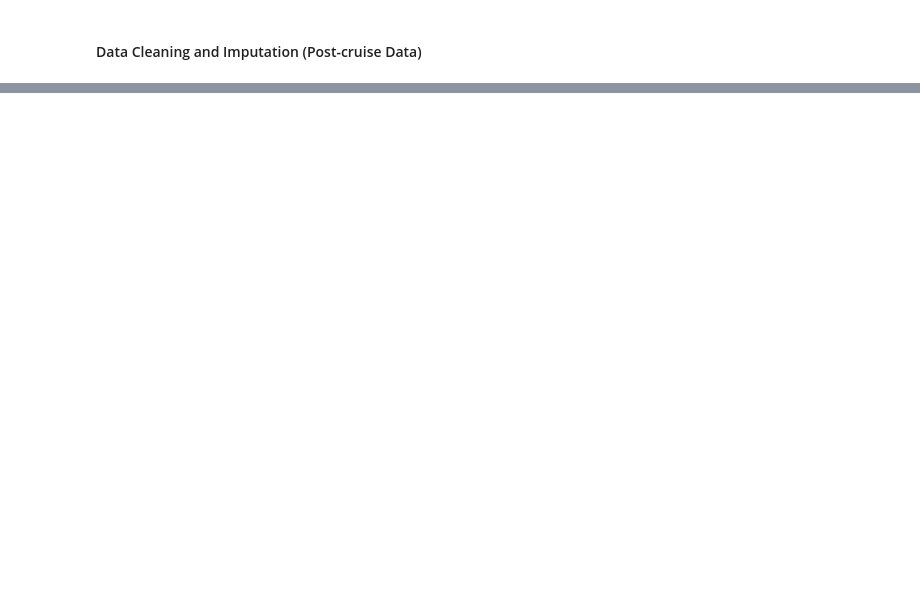
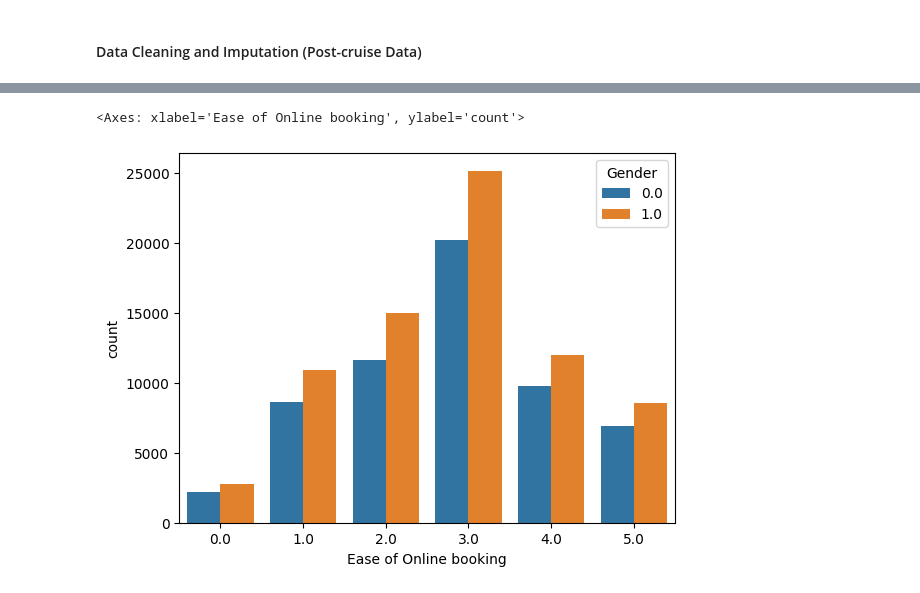
Before and after one commit to jaspereap/machine-learning-pipeline, a Jupyter notebook: eda.ipynb, the cells around one changed output, grey strips where cells are left out. Drawn from its saved outputs; the diff is of its cells as text; code cells hidden in the pictures; blank space fills up the shorter version.

Commit message:
Added simple visualisation with prelim data

```diff
--- a/eda.ipynb
+++ b/eda.ipynb
@@ -251,0 +266,23 @@ cruise_pre_df.head()
+# %%
+# Define function to standardise format of date of birth
+def convert_to_dmy(date_str):
+    try:
+        # If valid date is present, apply %d/%m/%Y format to date
+        if date_str is not None:
+            date_obj = pd.to_datetime(date_str, format='%d/%m/%Y')
+            return date_obj.strftime('%d/%m/%Y')
+        # If value is missing, skip
+        else:
+            return None
+    # If value is missing, skip
+    except ValueError:
+        return None
+
+# Apply function to every row in cruise_pre_df
+cruise_pre_df['Date of Birth'] = cruise_pre_df['Date of Birth'].apply(convert_to_dmy)
+
+# Add a new column 'Age', compute age by subtracting logging date by their date of birth, getting the quotient after dividing by 365
+cruise_pre_df['Age'] = (pd.to_datetime(cruise_pre_df['Logging'], format='%d/%m/%Y %H:%M') - pd.to_datetime(cruise_pre_df['Date of Birth'], format='%d/%m/%Y')).dt.days // 365
+
+# Fill the missing age values with the mean age, rounding to nearest integer
+cruise_pre_df['Age'].fillna(cruise_pre_df['Age'].median().round(), inplace=True)
@@ -289,0 +352,5 @@ cruise_post_df.head(10)
+# %%
+sns.countplot(data=cruise_pre_df, x = 'Ease of Online booking', hue='Gender')
+# %% [output]
+<Axes: xlabel='Ease of Online booking', ylabel='count'>
+[figure, added]
```
Also changed, not shown: parts of 13 cells of this notebook.
